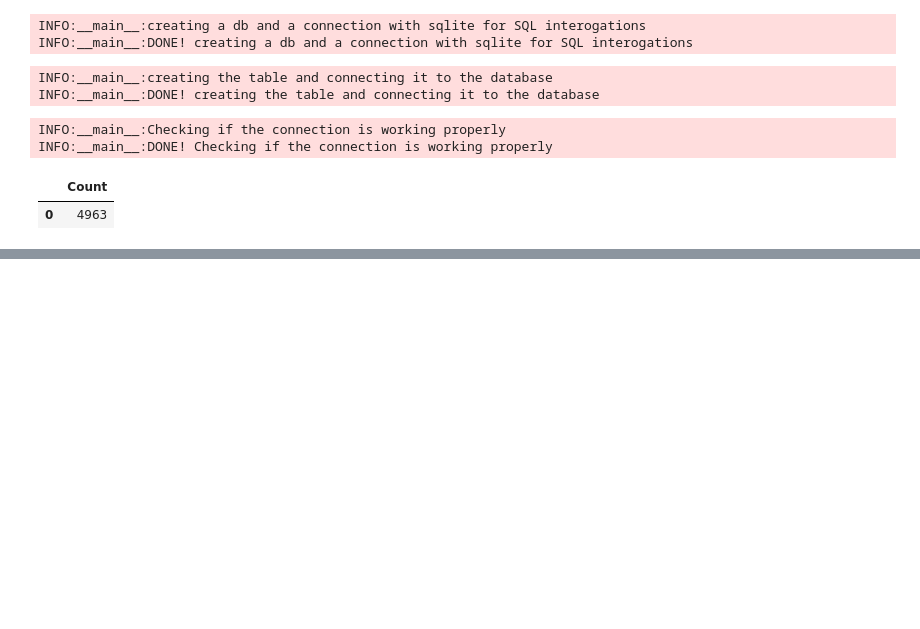
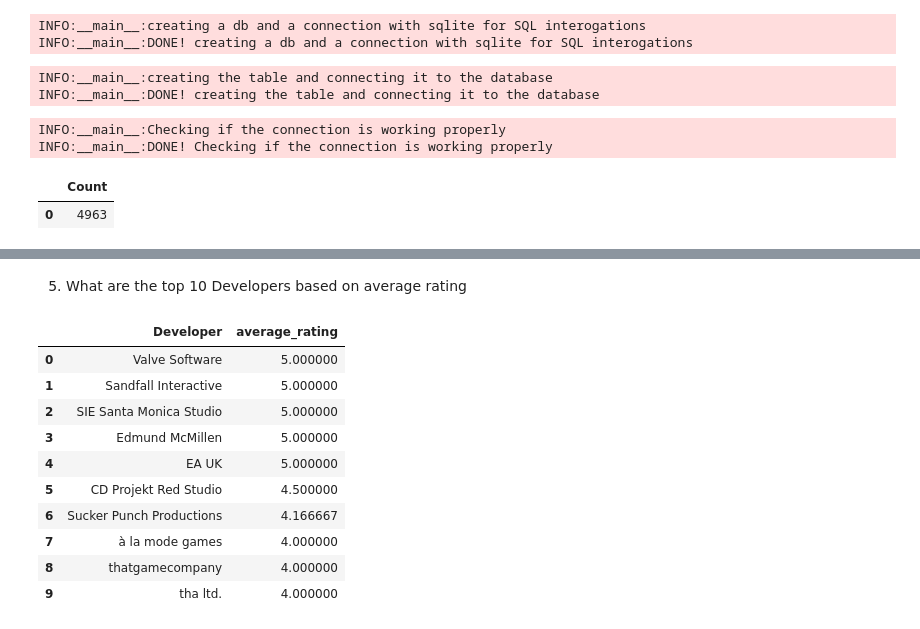
Before and after one commit to CalinP1/Playstation_work, a Jupyter notebook: PlayStation_Data_report.ipynb, the cells around one changed output, grey strips where cells are left out. Saved outputs shown, nothing was run; the diff lists cells and outputs as text; code cells hidden in the pictures; blank space fills up the shorter version.

```diff
--- a/PlayStation_Data_report.ipynb
+++ b/PlayStation_Data_report.ipynb
@@ -546,0 +596,26 @@ SO WE HAVE 3 CONSOLES, THIS IS GOOD, IT MEANS WE DON'T HAVE ANY ROGUE DATA IN TH
+# %% [markdown]
+5) What are the top 10 Developers based on average rating
+# %%
+query_dev_top_10_devs = """
+    SELECT Developer, AVG(rating) as average_rating
+    FROM PlayStation_Games
+    GROUP BY Developer
+    ORDER BY average_rating DESC
+    LIMIT 10
+"""
+logger.info("sql interogation on the table from database")
+top_10_devs_rating = pd.read_sql(query_dev_top_10_devs,conn)
+logger.info("Done! sql interogation on the table from database")
+top_10_devs_rating
+# %% [output]
+|  | Developer | average_rating |
+| 0 | Valve Software | 5.000000 |
+| 1 | Sandfall Interactive | 5.000000 |
+| 2 | SIE Santa Monica Studio | 5.000000 |
+| 3 | Edmund McMillen | 5.000000 |
+| 4 | EA UK | 5.000000 |
+| 5 | CD Projekt Red Studio | 4.500000 |
+| 6 | Sucker Punch Productions | 4.166667 |
+| 7 | à la mode games | 4.000000 |
+| 8 | thatgamecompany | 4.000000 |
+| 9 | tha ltd. | 4.000000 |
```
Also changed, not shown: parts of 23 cells of this notebook.
